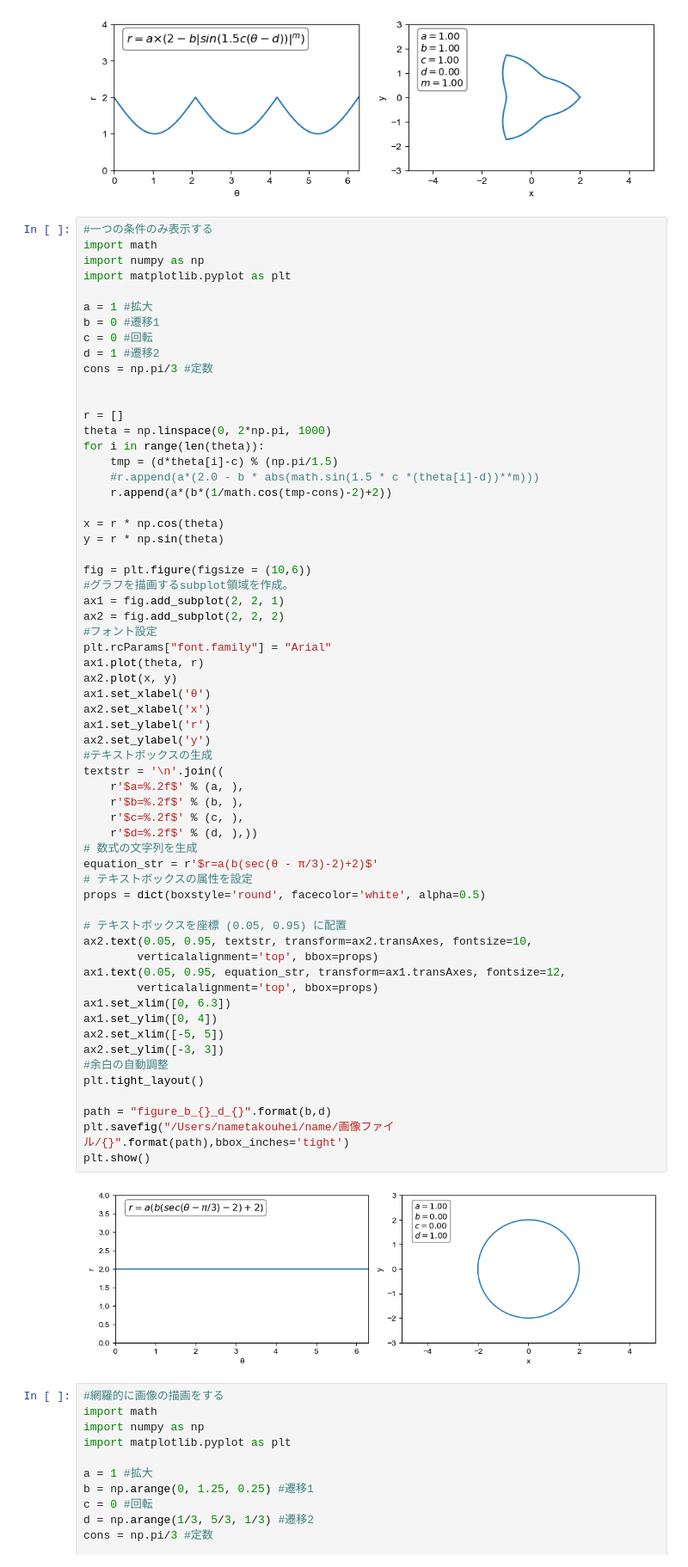
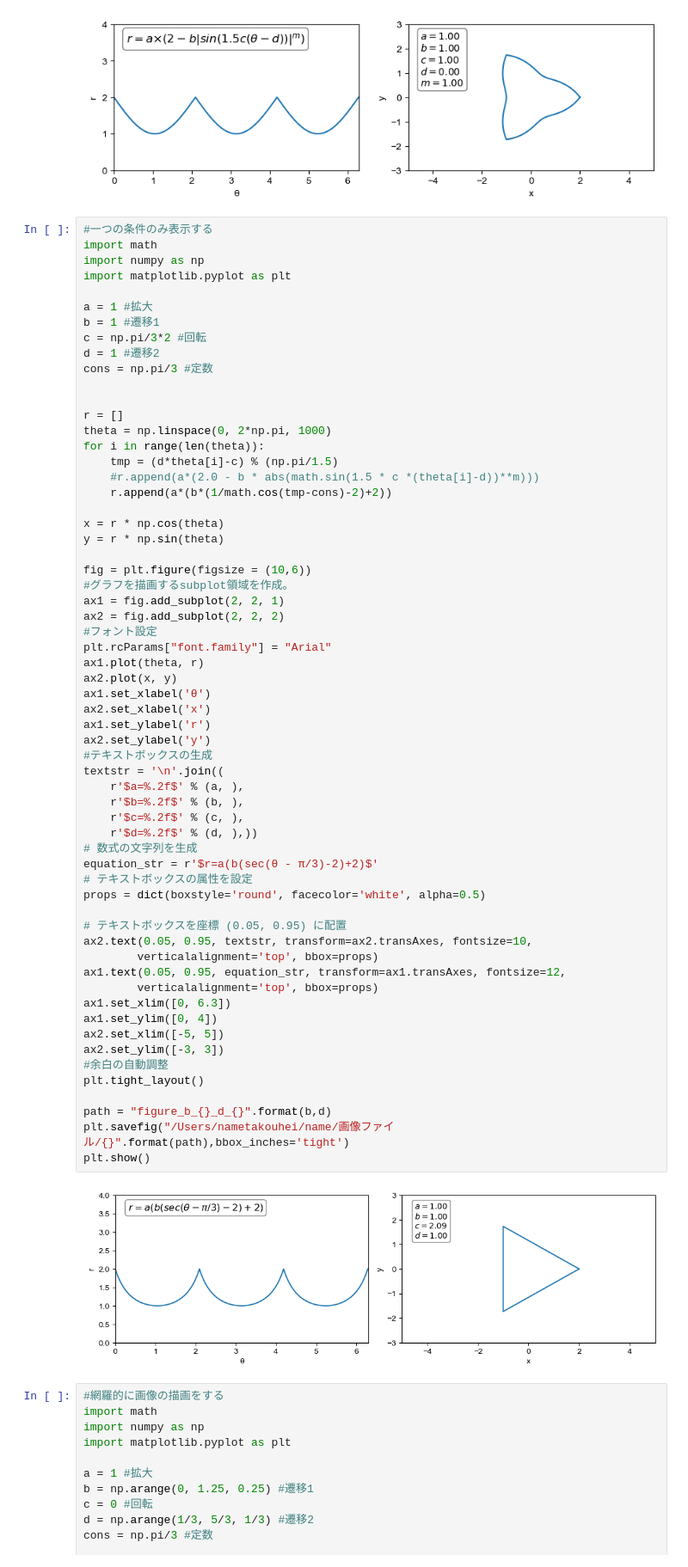
Before and after one commit to nameko-ko/name, a Jupyter notebook: try.ipynb, the cells around one changed output. Shown at 86% size. Saved outputs shown, nothing was run; the diff lists cells and outputs as text.

```diff
--- a/try.ipynb
+++ b/try.ipynb
@@ -118,8 +118,8 @@ import numpy as np
 import matplotlib.pyplot as plt
 
 a = 1 #拡大
-b = 0 #遷移1
-c = 0 #回転
+b = 1 #遷移1
+c = np.pi/3*2 #回転
 d = 1 #遷移2
 cons = np.pi/3 #定数
 
@@ -146,34 +146,34 @@ ax1.set_xlabel('θ')
 ax2.set_xlabel('x')
 ax1.set_ylabel('r')
 ax2.set_ylabel('y')
 #テキストボックスの生成
 textstr = '\n'.join((
     r'$a=%.2f$' % (a, ),
     r'$b=%.2f$' % (b, ),
     r'$c=%.2f$' % (c, ),
     r'$d=%.2f$' % (d, ),))
 # 数式の文字列を生成
 equation_str = r'$r=a(b(sec(θ - π/3)-2)+2)$'
 # テキストボックスの属性を設定
 props = dict(boxstyle='round', facecolor='white', alpha=0.5)
 
 # テキストボックスを座標 (0.05, 0.95) に配置
 ax2.text(0.05, 0.95, textstr, transform=ax2.transAxes, fontsize=10,
         verticalalignment='top', bbox=props)
 ax1.text(0.05, 0.95, equation_str, transform=ax1.transAxes, fontsize=12,
         verticalalignment='top', bbox=props)
 ax1.set_xlim([0, 6.3])
 ax1.set_ylim([0, 4])
 ax2.set_xlim([-5, 5])
 ax2.set_ylim([-3, 3])
 #余白の自動調整
 plt.tight_layout()
 
 path = "figure_b_{}_d_{}".format(b,d)
 plt.savefig("/Users/nametakouhei/name/画像ファイル/{}".format(path),bbox_inches='tight')
 plt.show()
 # %% [output]
-[figure, old version]
+[figure, new version]
 # %%
 #網羅的に画像の描画をする
 import math
```
Also changed, not shown: parts of 3 cells of this notebook, 8 other files.
